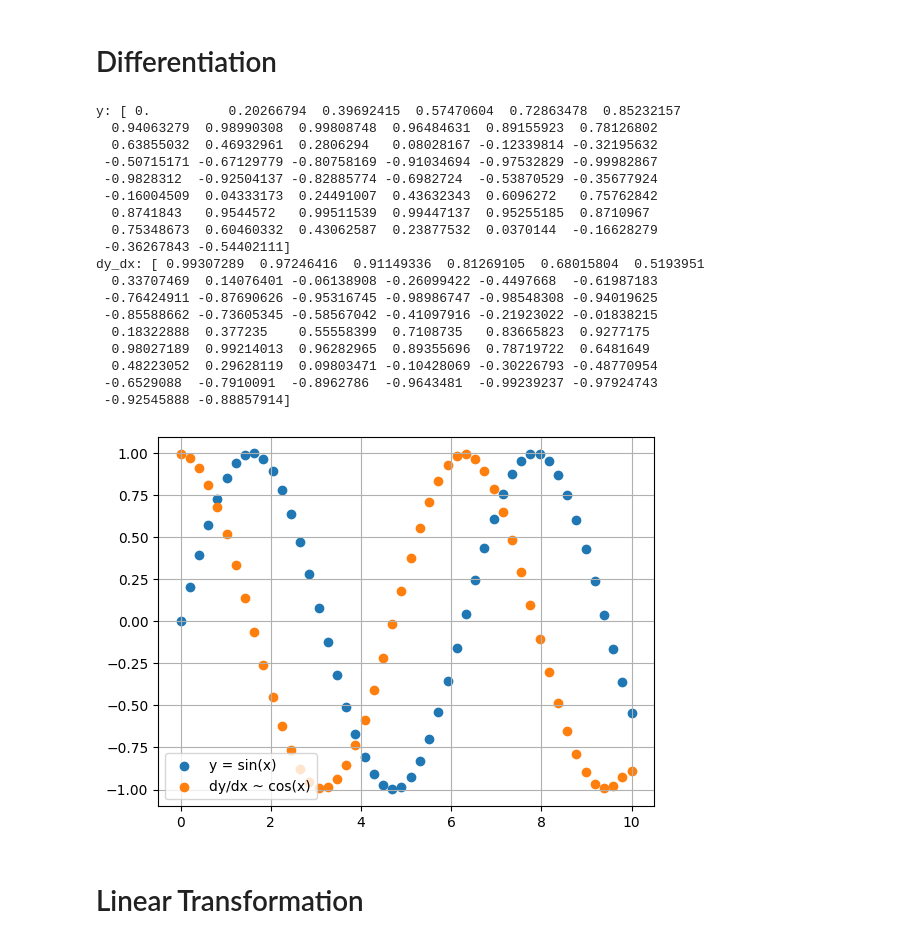
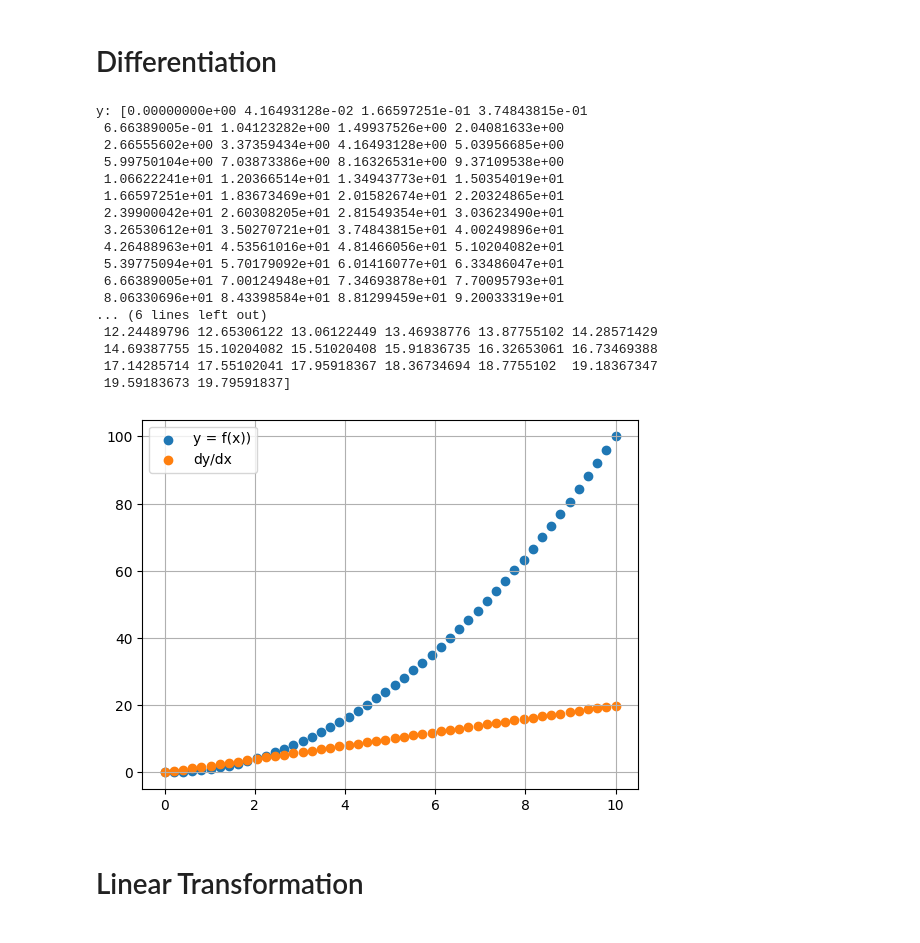
Before and after one commit to ash322ash422/tut_pandas_numpy, a Jupyter notebook: tut_numpy/tut_numpy_applic1_Derivatives_LinearTranform_ImageRepresent_LinearEquat_Inverse.ipynb, the cells around one changed output. Drawn from its saved outputs; the diff is of its cells as text; code cells hidden in the pictures.

```diff
--- a/tut_numpy/tut_numpy_applic1_Derivatives_LinearTranform_ImageRepresent_LinearEquat_Inverse.ipynb
+++ b/tut_numpy/tut_numpy_applic1_Derivatives_LinearTranform_ImageRepresent_LinearEquat_Inverse.ipynb
@@ -5,45 +5,45 @@
 # %%
 import numpy as np
 import matplotlib.pyplot as plt
 
 x = np.linspace(0, 10, 50)
-y = np.sin(x)
+# y = np.sin(x)
+y = x**2
 
 # Approximate dy/dx using numpy gradient
 dy_dx = np.gradient(y, x)
 
 print(f"y: {y}")
 print(f"dy_dx: {dy_dx}")
 
 # plt.plot(x, y, label='y = sin(x)')
 # plt.plot(x, dy_dx, label="dy/dx ~ cos(x)")
-plt.scatter(x, y, label='y = sin(x)')
-plt.scatter(x, dy_dx, label="dy/dx ~ cos(x)")
+plt.scatter(x, y, label='y = f(x))')
+plt.scatter(x, dy_dx, label="dy/dx")
 
 
 plt.legend()
 plt.grid(True)
 plt.show()
 # %% [output]
-y: [ 0.          0.20266794  0.39692415  0.57470604  0.72863478  0.85232157
-  0.94063279  0.98990308  0.99808748  0.96484631  0.89155923  0.78126802
-  0.63855032  0.46932961  0.2806294   0.08028167 -0.12339814 -0.32195632
- -0.50715171 -0.67129779 -0.80758169 -0.91034694 -0.97532829 -0.99982867
- -0.9828312  -0.92504137 -0.82885774 -0.6982724  -0.53870529 -0.35677924
- -0.16004509  0.04333173  0.24491007  0.43632343  0.6096272   0.75762842
-  0.8741843   0.9544572   0.99511539  0.99447137  0.95255185  0.8710967
-  0.75348673  0.60460332  0.43062587  0.23877532  0.0370144  -0.16628279
- -0.36267843 -0.54402111]
-dy_dx: [ 0.99307289  0.97246416  0.91149336  0.81269105  0.68015804  0.5193951
-  0.33707469  0.14076401 -0.06138908 -0.26099422 -0.4497668  -0.61987183
- -0.76424911 -0.87690626 -0.95316745 -0.98986747 -0.98548308 -0.94019625
- -0.85588662 -0.73605345 -0.58567042 -0.41097916 -0.21923022 -0.01838215
-  0.18322888  0.377235    0.55558399  0.7108735   0.83665823  0.9277175
-  0.98027189  0.99214013  0.96282965  0.89355696  0.78719722  0.6481649
-  0.48223052  0.29628119  0.09803471 -0.10428069 -0.30226793 -0.48770954
- -0.6529088  -0.7910091  -0.8962786  -0.9643481  -0.99239237 -0.97924743
- -0.92545888 -0.88857914]
+y: [0.00000000e+00 4.16493128e-02 1.66597251e-01 3.74843815e-01
+ 6.66389005e-01 1.04123282e+00 1.49937526e+00 2.04081633e+00
+ 2.66555602e+00 3.37359434e+00 4.16493128e+00 5.03956685e+00
+ 5.99750104e+00 7.03873386e+00 8.16326531e+00 9.37109538e+00
+ 1.06622241e+01 1.20366514e+01 1.34943773e+01 1.50354019e+01
+ 1.66597251e+01 1.83673469e+01 2.01582674e+01 2.20324865e+01
+ 2.39900042e+01 2.60308205e+01 2.81549354e+01 3.03623490e+01
+ 3.26530612e+01 3.50270721e+01 3.74843815e+01 4.00249896e+01
+ 4.26488963e+01 4.53561016e+01 4.81466056e+01 5.10204082e+01
+ 5.39775094e+01 5.70179092e+01 6.01416077e+01 6.33486047e+01
+ 6.66389005e+01 7.00124948e+01 7.34693878e+01 7.70095793e+01
+ 8.06330696e+01 8.43398584e+01 8.81299459e+01 9.20033319e+01
+... (6 lines left out)
+ 12.24489796 12.65306122 13.06122449 13.46938776 13.87755102 14.28571429
+ 14.69387755 15.10204082 15.51020408 15.91836735 16.32653061 16.73469388
+ 17.14285714 17.55102041 17.95918367 18.36734694 18.7755102  19.18367347
+ 19.59183673 19.79591837]
-[figure, old version]
+[figure, new version]
 # %% [markdown]
 # Linear Transformation
 # %%
```
Also changed, not shown: 17 other files.
